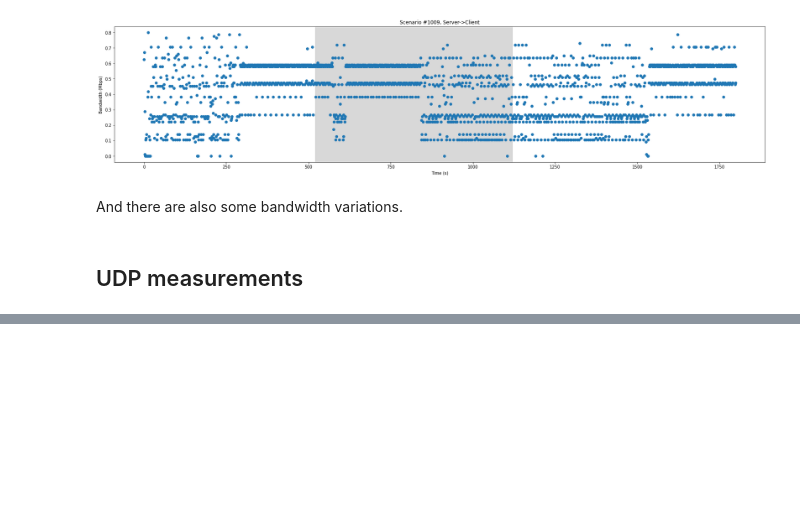
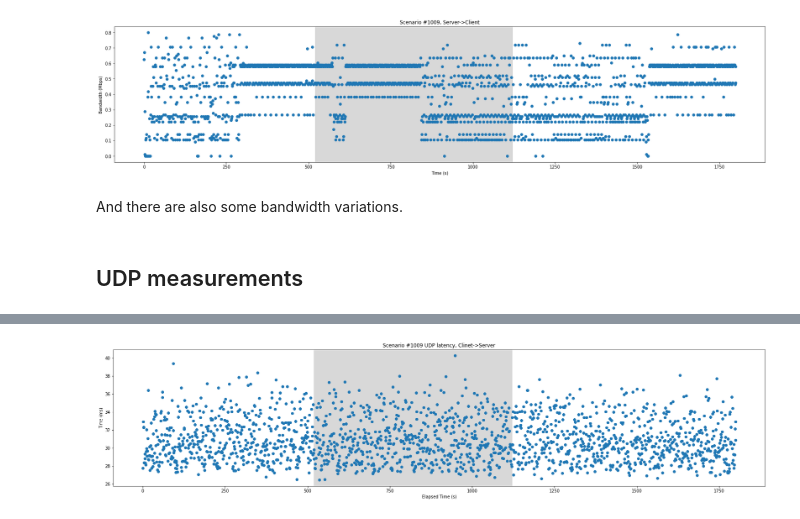
Before and after one commit to nislab/gensync, a Jupyter notebook: run/analysis.ipynb, the cells around one changed output, grey strips where cells are left out. Drawn from its saved outputs; the diff is of its cells as text; code cells hidden in the pictures; blank space fills up the shorter version.

```diff
--- a/run/analysis.ipynb
+++ b/run/analysis.ipynb
@@ -1085,0 +1097,5 @@ UDP's counterpart of TCP throughput is UDP-goodput. With TCP, we measure
+# %%
+data = ca.parse_iperf_v2('plain_data/network/udp/benchmark_net_020511352_1009/iperf2_server.txt')
+plot_rtt_time_series(data, 'Scenario #1009 UDP latency, Clinet->Server')
+# %% [output]
+[figure, added]
```
Also changed, not shown: parts of 8 cells of this notebook, 15 other files.
